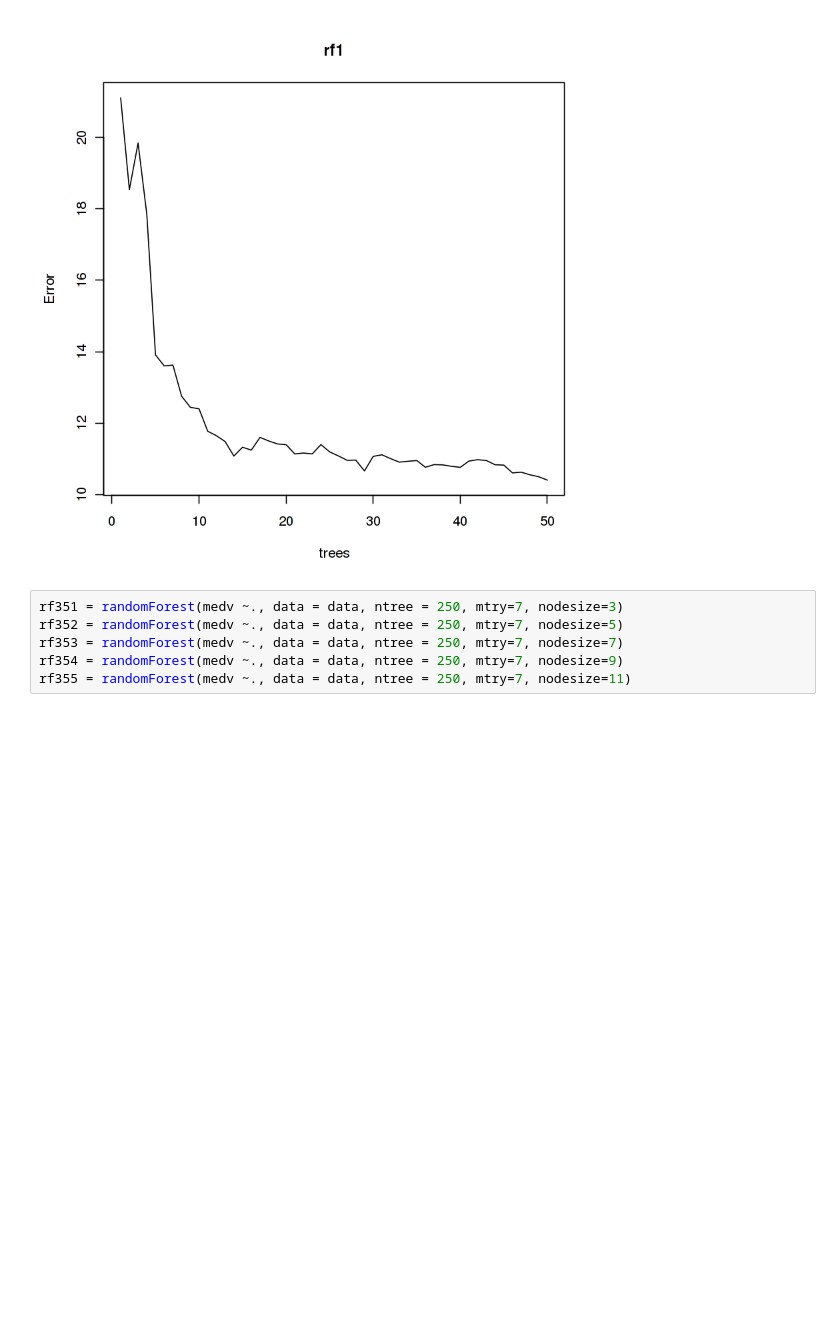
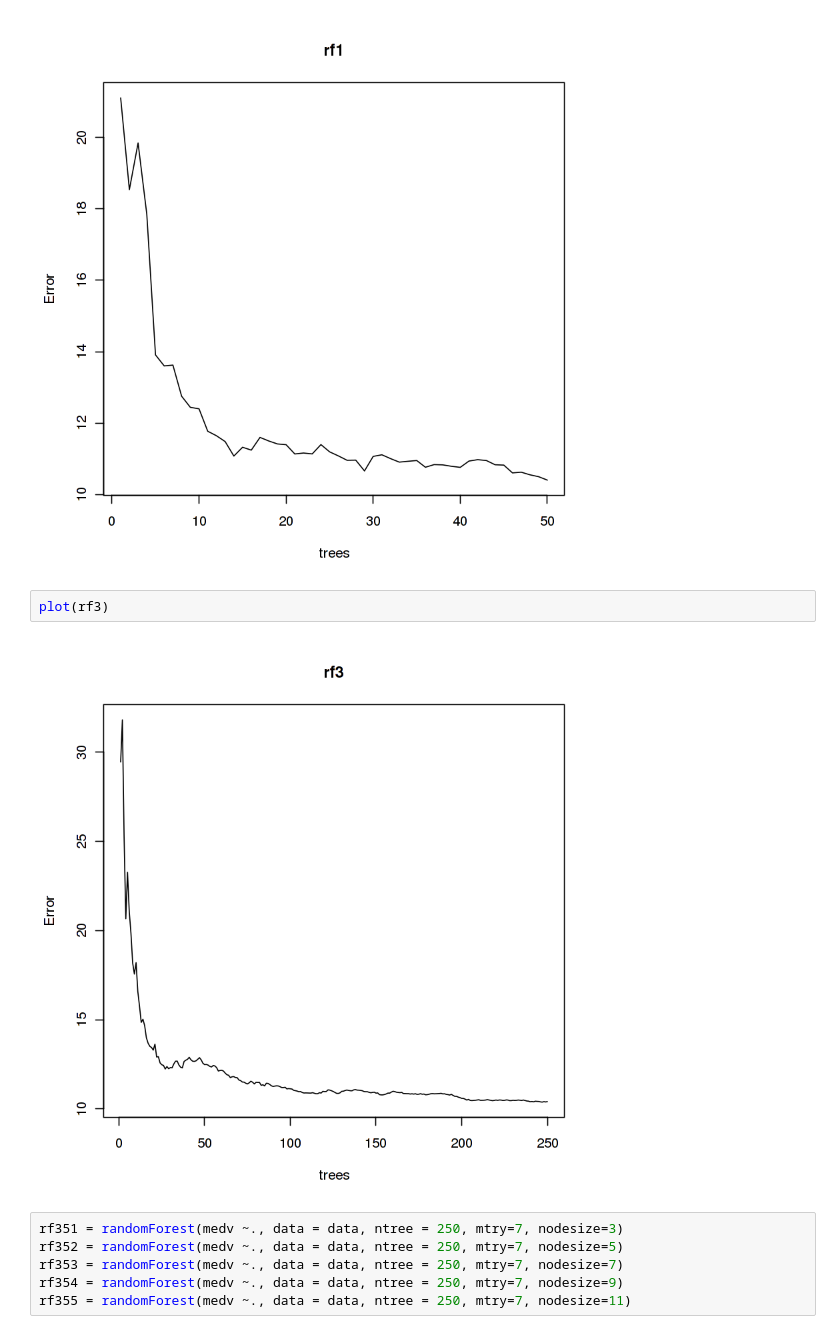
Before and after one commit to hamid58b/case_study, a Jupyter notebook: Boston.ipynb, the cells around one changed output. Drawn from its saved outputs; the diff is of its cells as text; blank space fills up the shorter version.

```diff
--- a/Boston.ipynb
+++ b/Boston.ipynb
@@ -91,6 +100,10 @@ get_error(rf1, data)
 plot(rf1)
 # %% [output]
 [figure]
+# %%
+plot(rf3)
+# %% [output]
+[figure, added]
 # %%
 rf351 = randomForest(medv ~., data = data, ntree = 250, mtry=7, nodesize=3)
 rf352 = randomForest(medv ~., data = data, ntree = 250, mtry=7, nodesize=5)
```
Also changed, not shown: parts of 4 cells of this notebook.
